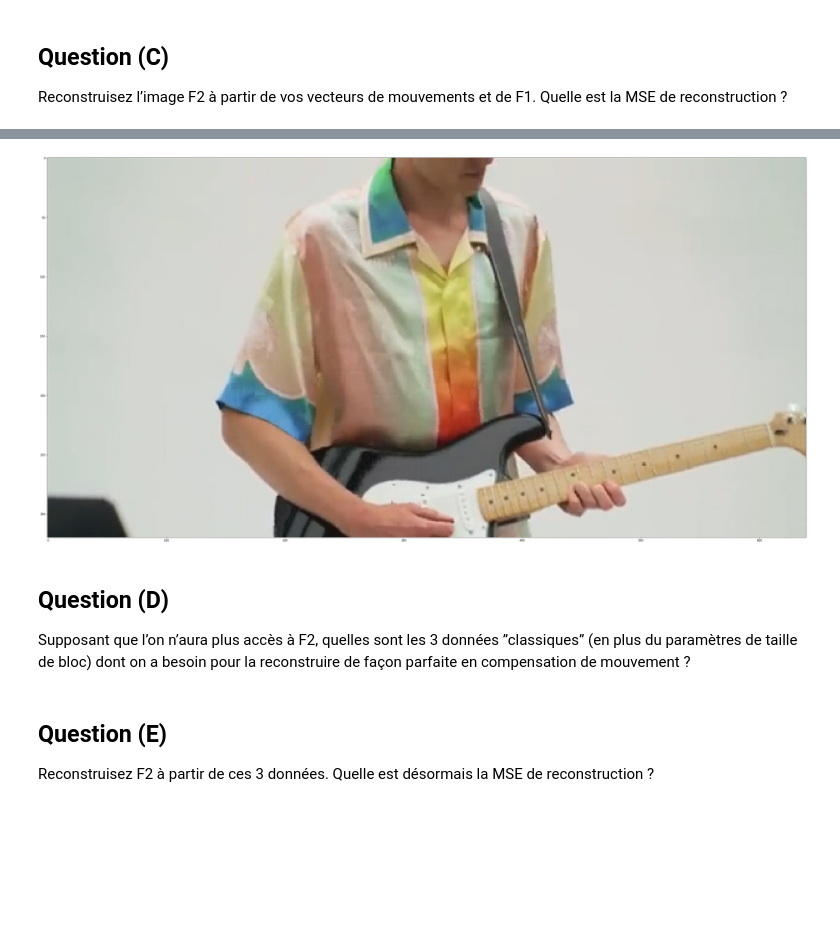
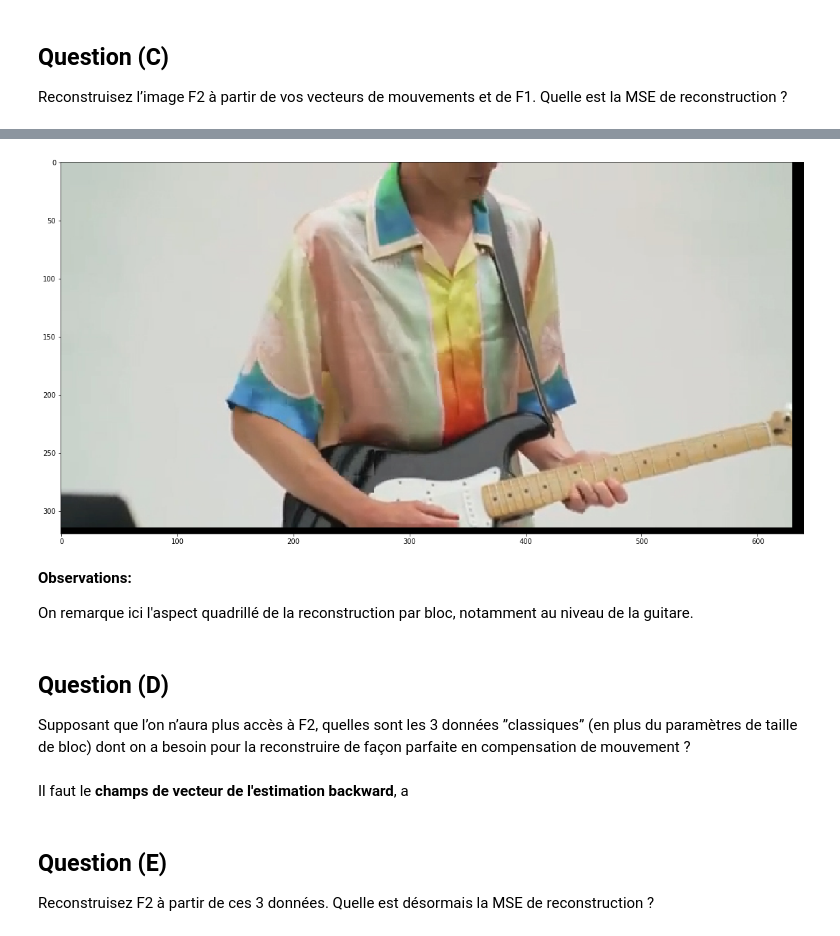
Before and after one commit to Bast-94/cv-practical-works-2023, a Jupyter notebook: tp2/notebook.ipynb, the cells around one changed output, grey strips where cells are left out. Cells and saved outputs as stored; diff of their text form; code cells hidden in the pictures; blank space fills up the shorter version.

```diff
--- a/tp2/notebook.ipynb
+++ b/tp2/notebook.ipynb
@@ -128,15 +126,26 @@ new_img = np.zeros((f1.shape)).astype(np.uint8)
 # %%
-for vec in backward_estimator.flow_vectors:
-    x,y,dx,dy = vec
+def predict_and_display_f2(backward_estimator :BackWardEstimator) -> None:
+    for vec in backward_estimator.flow_vectors:
+        x,y,dx,dy = vec
+        f1_x = x-dx
+        f1_y = y-dy
+        block_size = backward_estimator.block_size
+        new_img[x:x+block_size,y:y+block_size] = f1[f1_x:f1_x+block_size:,f1_y:f1_y+block_size]
+    fig, ax = plt.subplots(figsize =(20, 10))
+    display_image(new_img)
 
-    new_img[x:x+backward_estimator.block_size,y:y+backward_estimator.block_size] = f1[x-dx:x-dx+backward_estimator.block_size:,y-dy:y-dy+backward_estimator.block_size]
-fig, ax = plt.subplots(figsize =(50, 25))
-display_image(new_img)
+predict_and_display_f2(backward_estimator)
 # %% [output]
-[figure, old version]
+[figure, new version]
+# %% [markdown]
+**Observations:**
+
+On remarque ici l'aspect quadrillé de la reconstruction par bloc, notamment au niveau de la guitare.
 # %% [markdown]
 ## **Question (D)**
 Supposant que l’on n’aura plus accès à F2, quelles sont les 3 données ”classiques” (en plus du paramètres de taille de bloc) dont on a besoin pour la reconstruire de façon parfaite en compensation de mouvement ?
+# %% [markdown]
+Il faut le **champs de vecteur de l'estimation backward**, a
 # %% [markdown]
 ## **Question (E)**
 Reconstruisez F2 à partir de ces 3 données. Quelle est désormais la MSE de reconstruction ?
```
Also changed, not shown: parts of 3 cells of this notebook, 1 other file.
